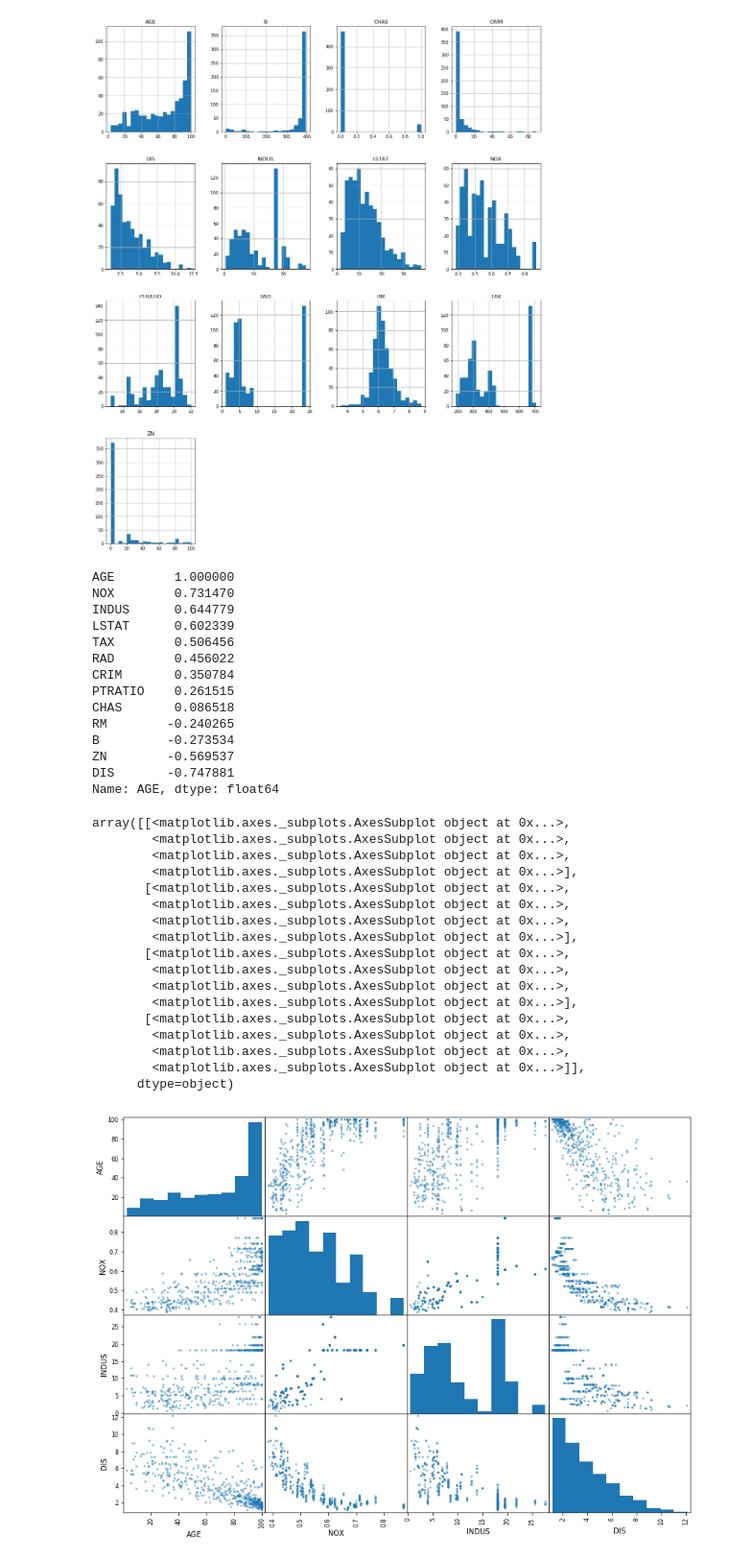
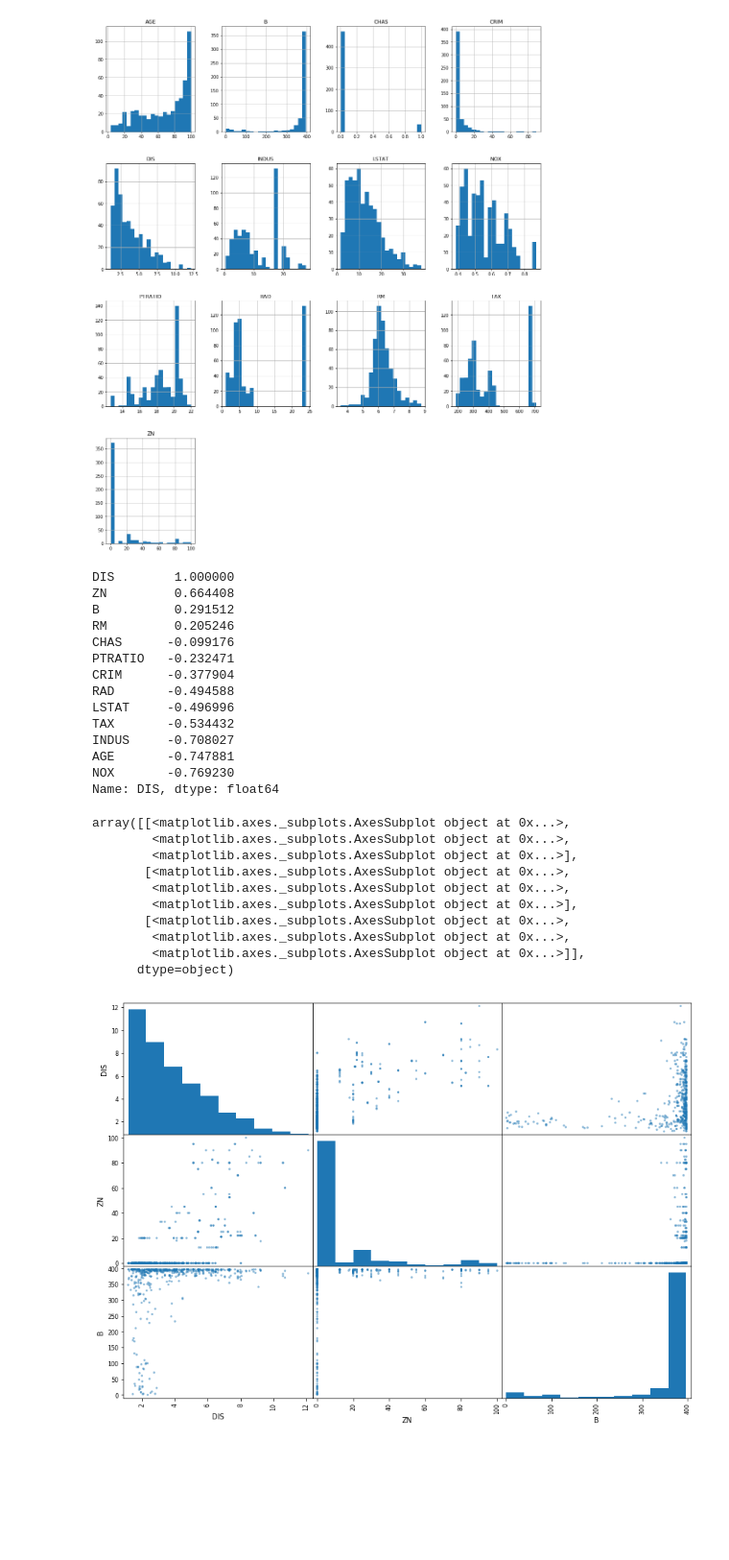
Before and after one commit to drpjm/python-ml-sandbox, a Jupyter notebook: Chapter04-Training/Exercise-BostonHousingRegression.ipynb, the cells around one changed output. Shown at 96% size. Cells and saved outputs as stored; diff of their text form; code cells hidden in the pictures; blank space fills up the shorter version.

```diff
--- a/Chapter04-Training/Exercise-BostonHousingRegression.ipynb
+++ b/Chapter04-Training/Exercise-BostonHousingRegression.ipynb
@@ -71,47 +71,37 @@ plt.show()
 # %%
 # Create a correlation matrix to see what features may be connected.
 boston_cm = boston_dataframe.corr()
-boston_cm['AGE'].sort_values(ascending=False)
+boston_cm['DIS'].sort_values(ascending=False) # compare to distance from employment centers
 # %% [output]
-AGE        1.000000
-NOX        0.731470
-INDUS      0.644779
-LSTAT      0.602339
-TAX        0.506456
-RAD        0.456022
-CRIM       0.350784
-PTRATIO    0.261515
-CHAS       0.086518
-RM        -0.240265
-B         -0.273534
-ZN        -0.569537
-DIS       -0.747881
-Name: AGE, dtype: float64
+DIS        1.000000
+ZN         0.664408
+B          0.291512
+RM         0.205246
+CHAS      -0.099176
+PTRATIO   -0.232471
+CRIM      -0.377904
+RAD       -0.494588
+LSTAT     -0.496996
+TAX       -0.534432
+INDUS     -0.708027
+AGE       -0.747881
+NOX       -0.769230
+Name: DIS, dtype: float64
-# %%
-# Let's look at AGE, NOX, INDUS, and LSTAT - they seem to be positively correlated.
-# DIS is negatively correlated with AGE! Let's make a scatter matrix to visualize.
-# scatter_matrix(boston_dataframe['AGE','NOX','INDUS','LSTAT'], figsize=(12,8))
-candidate_names=['AGE', 'NOX', 'INDUS', 'DIS']
-scatter_matrix(boston_dataframe[candidate_names], figsize=(14,10))
-# %% [output]
-array([[<matplotlib.axes._subplots.AxesSubplot object at 0x...>,
-        <matplotlib.axes._subplots.AxesSubplot object at 0x...>,
-        <matplotlib.axes._subplots.AxesSubplot object at 0x...>,
-        <matplotlib.axes._subplots.AxesSubplot object at 0x...>],
-       [<matplotlib.axes._subplots.AxesSubplot object at 0x...>,
-        <matplotlib.axes._subplots.AxesSubplot object at 0x...>,
-        <matplotlib.axes._subplots.AxesSubplot object at 0x...>,
-        <matplotlib.axes._subplots.AxesSubplot object at 0x...>],
-       [<matplotlib.axes._subplots.AxesSubplot object at 0x...>,
-        <matplotlib.axes._subplots.AxesSubplot object at 0x...>,
-        <matplotlib.axes._subplots.AxesSubplot object at 0x...>,
-        <matplotlib.axes._subplots.AxesSubplot object at 0x...>],
-       [<matplotlib.axes._subplots.AxesSubplot object at 0x...>,
-        <matplotlib.axes._subplots.AxesSubplot object at 0x...>,
-        <matplotlib.axes._subplots.AxesSubplot object at 0x...>,
-        <matplotlib.axes._subplots.AxesSubplot object at 0x...>]],
-      dtype=object)
-[figure, removed]
+# %%
+candidate_names=['DIS', 'ZN', 'B']
+scatter_matrix(boston_dataframe[candidate_names], figsize=(14,10))
+# %% [output]
+array([[<matplotlib.axes._subplots.AxesSubplot object at 0x...>,
+        <matplotlib.axes._subplots.AxesSubplot object at 0x...>,
+        <matplotlib.axes._subplots.AxesSubplot object at 0x...>],
+       [<matplotlib.axes._subplots.AxesSubplot object at 0x...>,
+        <matplotlib.axes._subplots.AxesSubplot object at 0x...>,
+        <matplotlib.axes._subplots.AxesSubplot object at 0x...>],
+       [<matplotlib.axes._subplots.AxesSubplot object at 0x...>,
+        <matplotlib.axes._subplots.AxesSubplot object at 0x...>,
+        <matplotlib.axes._subplots.AxesSubplot object at 0x...>]],
+      dtype=object)
+[figure, added]
 # %%
 # Prep the data for learning the model
 from sklearn.model_selection import train_test_split
```
Also changed, not shown: parts of 21 cells of this notebook.
